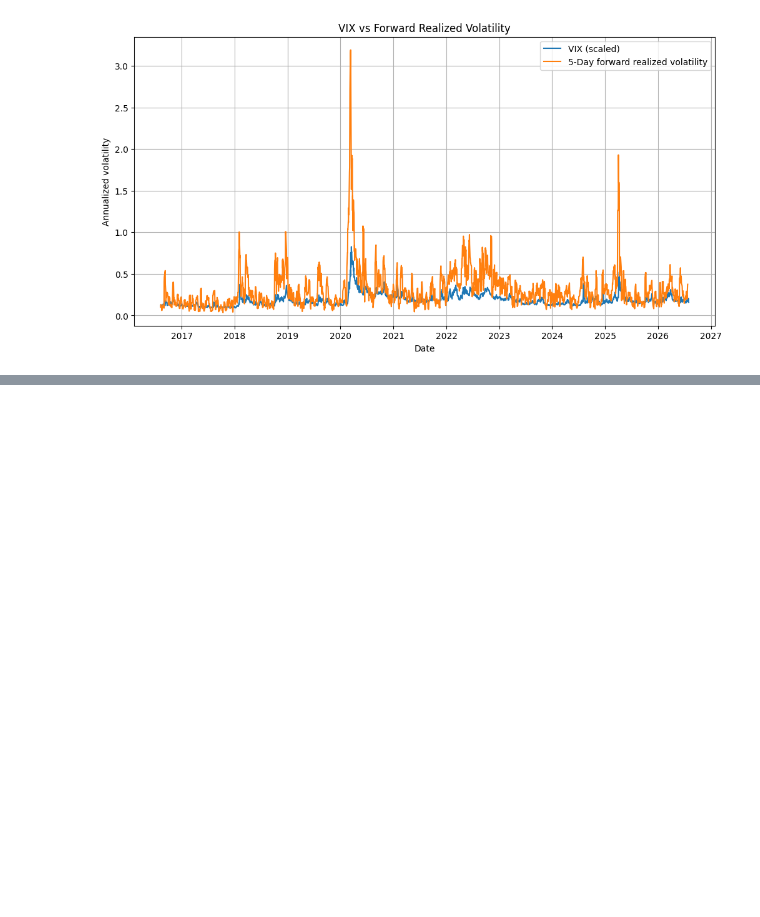
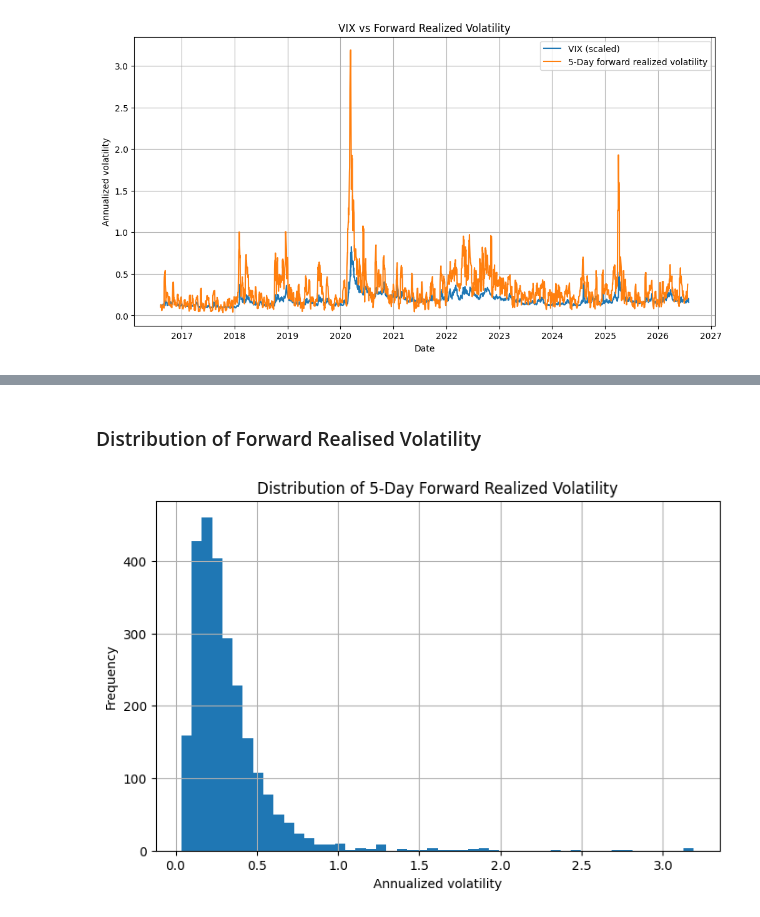
Before and after one commit to Lucie0124/Financial-Volatility-Forecasting, a Jupyter notebook: notebooks/01_data_exploration.ipynb, the cells around one changed output, grey strips where cells are left out. Saved outputs shown, nothing was run; the diff lists cells and outputs as text; code cells hidden in the pictures; blank space fills up the shorter version.

```diff
--- a/notebooks/01_data_exploration.ipynb
+++ b/notebooks/01_data_exploration.ipynb
@@ -63,0 +108,13 @@ plt.show()
+# %% [markdown]
+### Distribution of Forward Realised Volatility
+# %%
+plt.figure(figsize=(8, 5))
+
+plt.hist(df["target_volatility_5d"].dropna(), bins=50)
+plt.xlabel("Annualized volatility")
+plt.ylabel("Frequency")
+plt.title("Distribution of 5-Day Forward Realized Volatility")
+plt.grid()
+plt.show()
+# %% [output]
+[figure, added]
```
Also changed, not shown: parts of 10 cells of this notebook.
